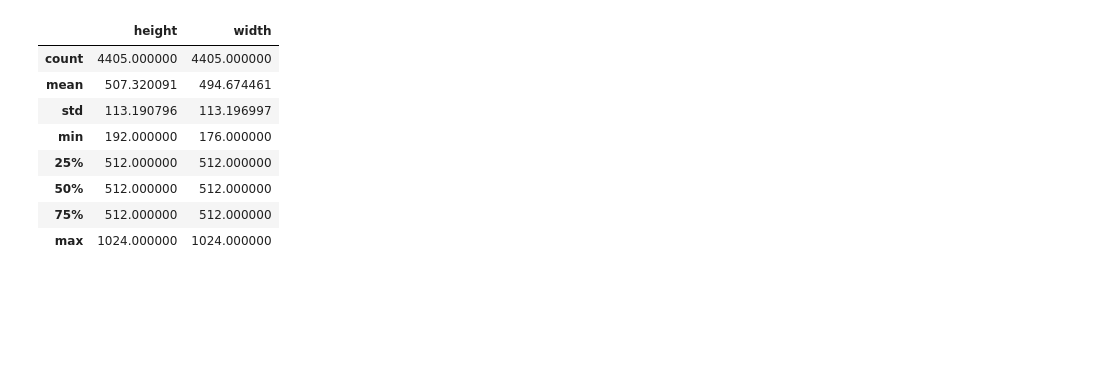
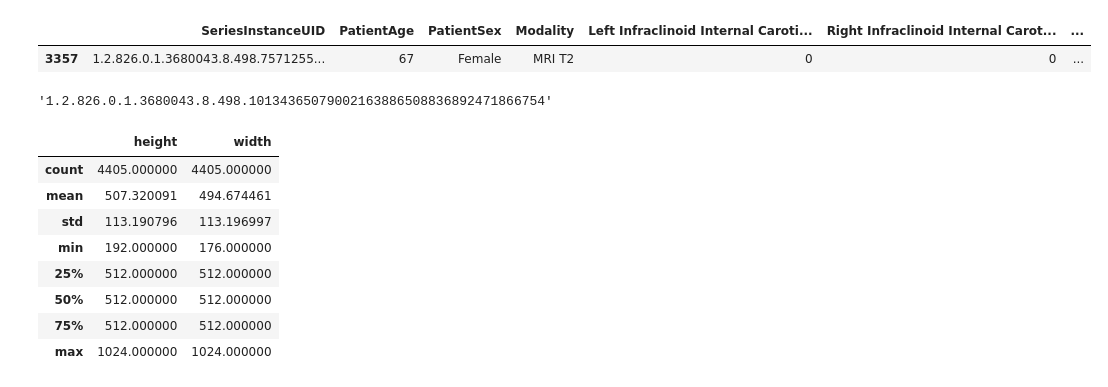
Before and after one commit to tom99763/9th-place-solution-RSNA-IAD, a Jupyter notebook: notebooks/Untitled.ipynb, the cells around one changed output. Cells and saved outputs as stored; diff of their text form; code cells hidden in the pictures; blank space fills up the shorter version.

```diff
--- a/notebooks/Untitled.ipynb
+++ b/notebooks/Untitled.ipynb
@@ -10,6 +10,17 @@ import glob
 import random
 
 from tqdm import tqdm
+# %%
+df = pd.read_csv('../src/data/processed/train_df.csv')
+# %%
+df[df.SeriesInstanceUID == '1.2.826.0.1.3680043.8.498.75712554178574230484227682423862727306']
+# %% [output]
+|  | SeriesInstanceUID | PatientAge | PatientSex | Modality | Left Infraclinoid Internal Caroti... | Right Infraclinoid Internal Carot... | ... |
+| 3357 | 1.2.826.0.1.3680043.8.498.7571255... | 67 | Female | MRI T2 | 0 | 0 | ... |
+# %%
+df.iloc[0]['SeriesInstanceUID']
+# %% [output]
+'1.2.826.0.1.3680043.8.498.10134365079002163886508836892471866754'
 # %%
 tr = pd.read_csv("../data/train.csv")
 trl = pd.read_csv("../data/train_localizers.csv")
```
Also changed, not shown: 3 other files.
